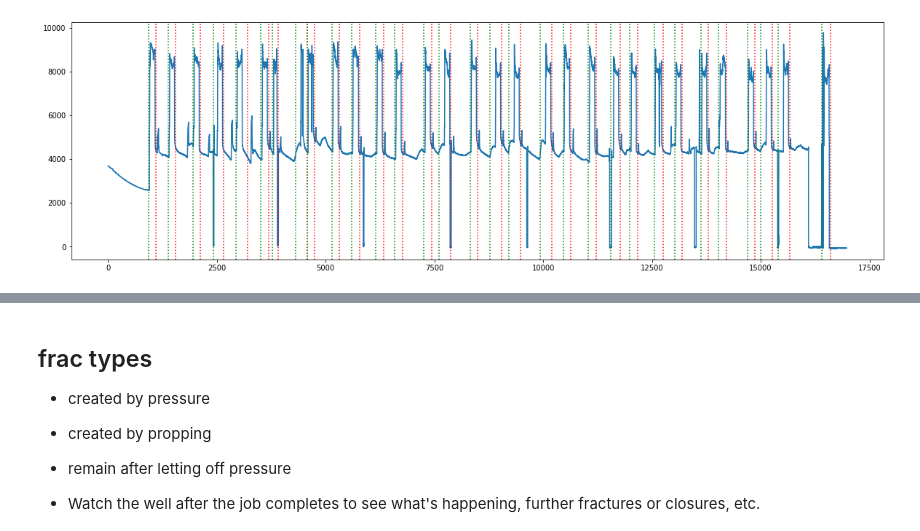
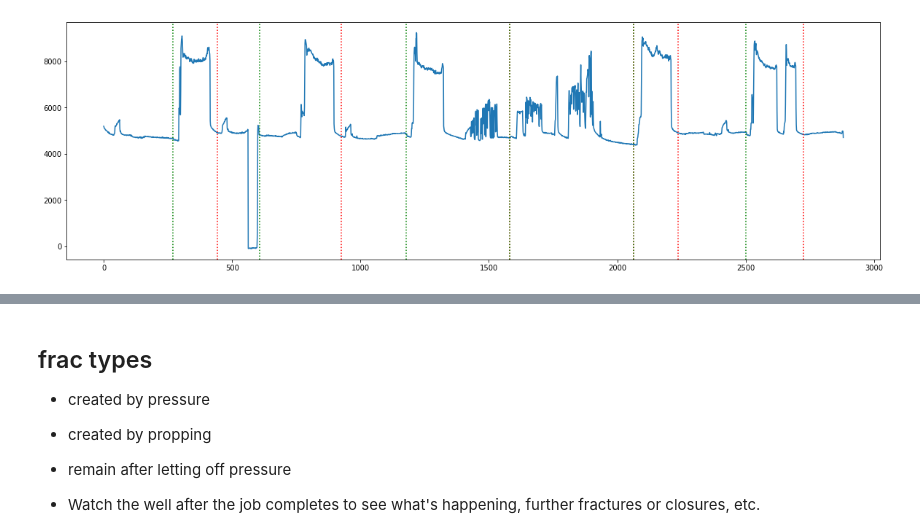
Before and after one commit to endlessformsOR/frac_score_ml_3_nov, a Jupyter notebook: notebooks/spectral_analysis.ipynb, the cells around one changed output, grey strips where cells are left out. Saved outputs shown, nothing was run; the diff lists cells and outputs as text; code cells hidden in the pictures.

```diff
--- a/notebooks/spectral_analysis.ipynb
+++ b/notebooks/spectral_analysis.ipynb
@@ -57,11 +59,12 @@ db.init()
 # %%
-api = db.well_name_to_api("BRISCOE CATARINA", "33HU")
+#api = db.well_name_to_api("BRISCOE CATARINA", "33HU")
+api = db.well_name_to_api("Briscoe Catarina South", "29HB")
 static_sensor = db.well_sensors(api, pressure_type='static')[0]
-sensor_id = static_sensor['id']
-start_time = datetime.datetime(year=2020, month=1, day=1, hour=0, minute=0, second=0)
-end_time = datetime.datetime(year=2020, month=1, day=24, hour=0, minute=0, second=0)
-static_data = db.sensor_data(sensor_id, period=60)
+static_sensor_id = static_sensor['id']
+start_time = datetime.datetime(year=2020, month=2, day=23, hour=0, minute=0, second=0)
+end_time = datetime.datetime(year=2020, month=2, day=25, hour=0, minute=0, second=0)
+static_data = db.sensor_data(static_sensor_id, period=60, start_time=start_time, end_time=end_time)
 stages = detectors.detect_stages(static_data['value'])
 detectors.plot_range_events(static_data['value'].values, stages)
 # %% [output]
-[figure, old version]
+[figure, new version]
```
Also changed, not shown: parts of 8 cells of this notebook, 4 other files.
